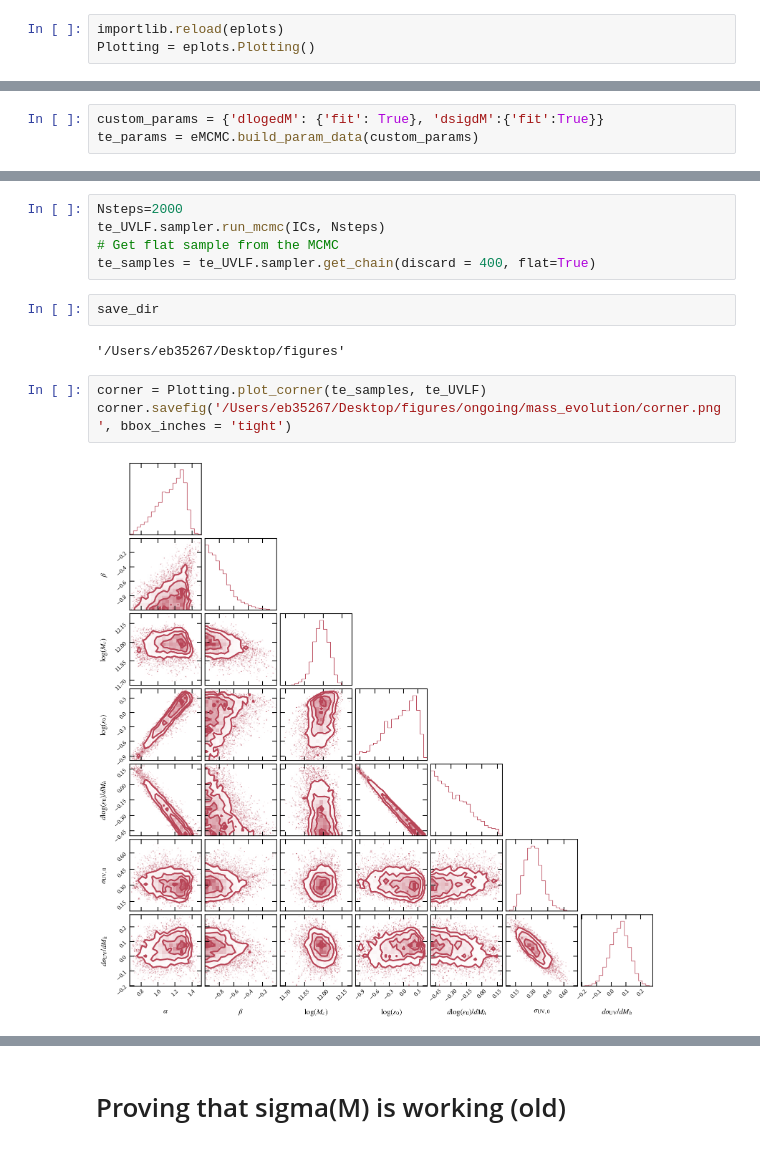
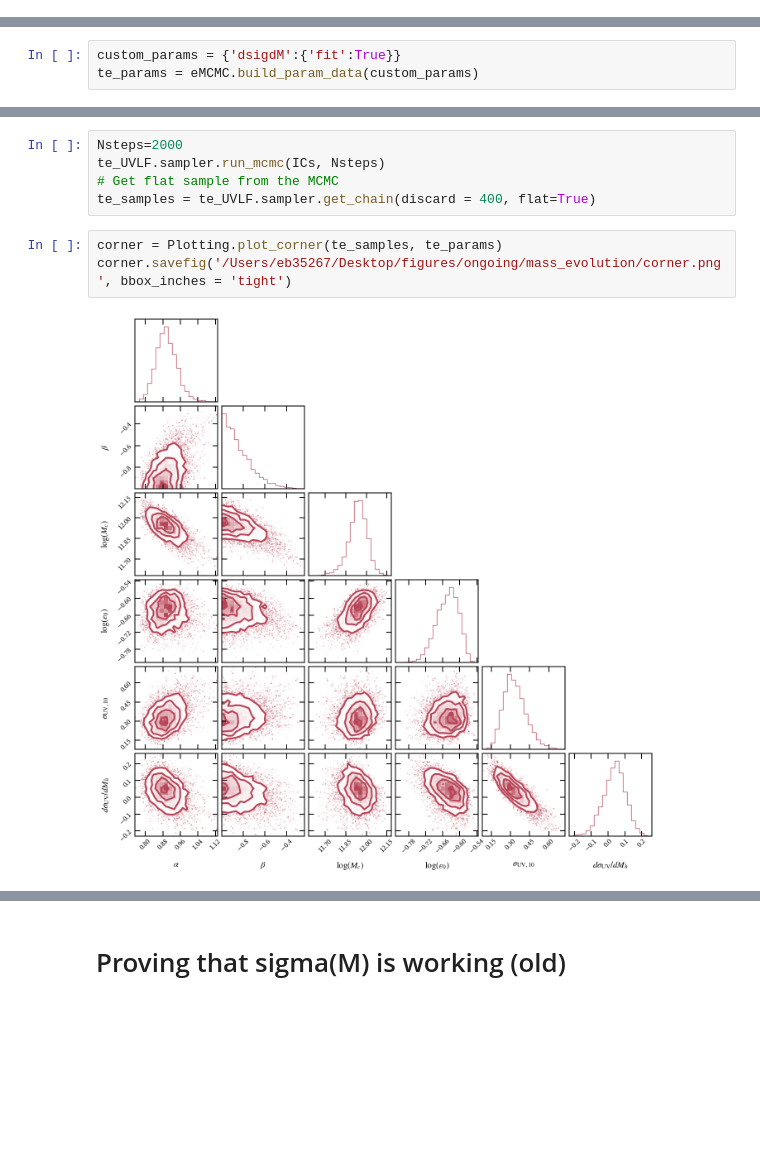
Before and after one commit to ebregou/modeling_stochasticity, a Jupyter notebook: notebooks/MCMC_sigma(M).ipynb, the cells around one changed output, grey strips where cells are left out. Saved outputs shown, nothing was run; the diff lists cells and outputs as text; blank space fills up the shorter version.

```diff
--- a/notebooks/MCMC_sigma(M).ipynb
+++ b/notebooks/MCMC_sigma(M).ipynb
@@ -96,6 +79,3 @@ corner = Plotting.plot_corner(samples, my_UVLF)
-# %%
-importlib.reload(eplots)
-Plotting = eplots.Plotting()
 # %%
 ev_sig = Plotting.plot_evolving_UVLF_fit(samples, my_UVLF, title = r'Fit, free $d\sigma_{\rm{UV}}/dM_{h}$')
 # %% [output]
@@ -160,7 +139,7 @@ make_table(np.vstack((my_best_fit, gelli_best_fit)), my_params, included_params,
 # %% [markdown]
 # Testing mass dependence across redshift
 # %%
-custom_params = {'dlogedM': {'fit': True}, 'dsigdM':{'fit':True}}
+custom_params = {'dsigdM':{'fit':True}}
 te_params = eMCMC.build_param_data(custom_params)
 # %%
 te_UVLF = eMCMC.UVLF(datHST, te_params)
@@ -171,14 +150,10 @@ Nsteps=2000
 te_UVLF.sampler.run_mcmc(ICs, Nsteps)
 # Get flat sample from the MCMC
 te_samples = te_UVLF.sampler.get_chain(discard = 400, flat=True)
-# %%
-save_dir
-# %% [output]
-'/Users/eb35267/Desktop/figures'
 # %%
-corner = Plotting.plot_corner(te_samples, te_UVLF)
+corner = Plotting.plot_corner(te_samples, te_params)
 corner.savefig('/Users/eb35267/Desktop/figures/ongoing/mass_evolution/corner.png', bbox_inches = 'tight')
 # %% [output]
-[figure, old version]
+[figure, new version]
 # %%
 ev_sig = Plotting.plot_evolving_UVLF_fit(te_samples, te_UVLF, title = r'Fit, mass-evolving but not time-evolving')
```
Also changed, not shown: parts of 21 cells of this notebook, 2 other files.
